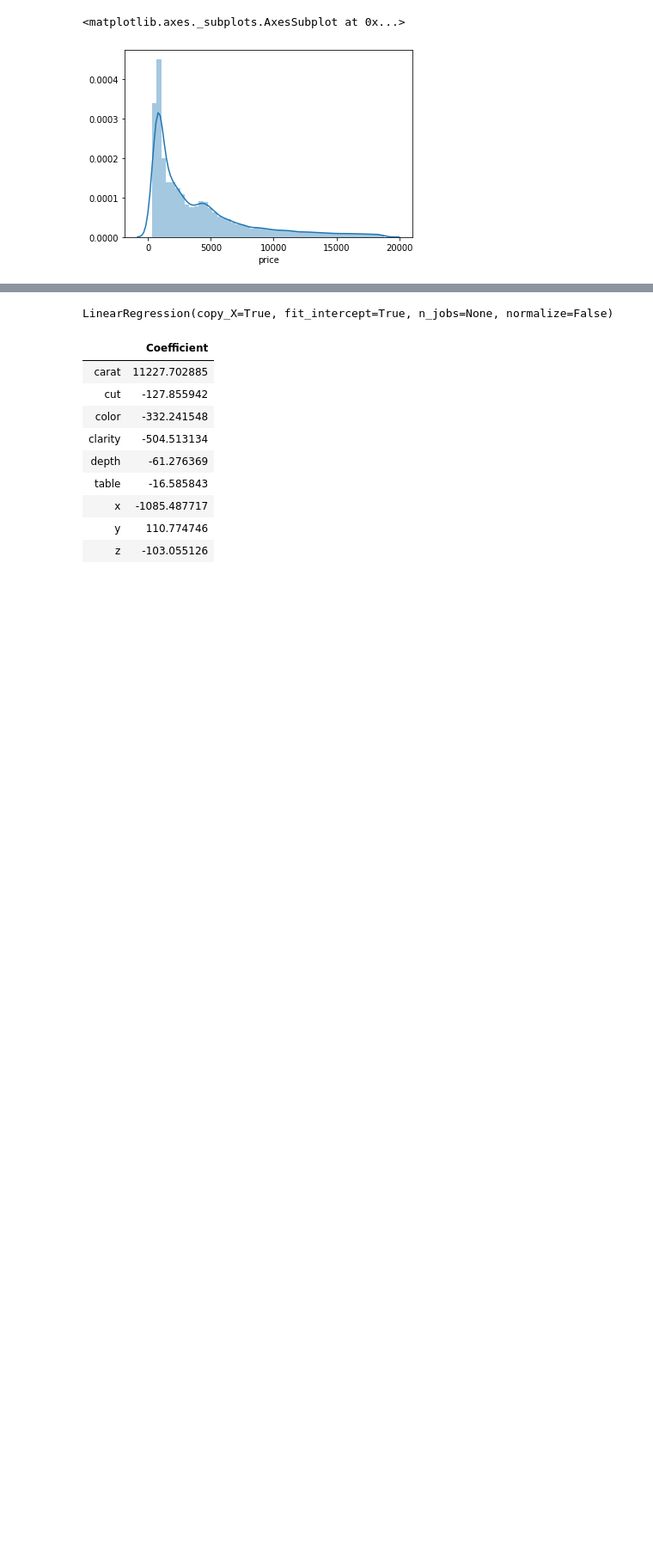
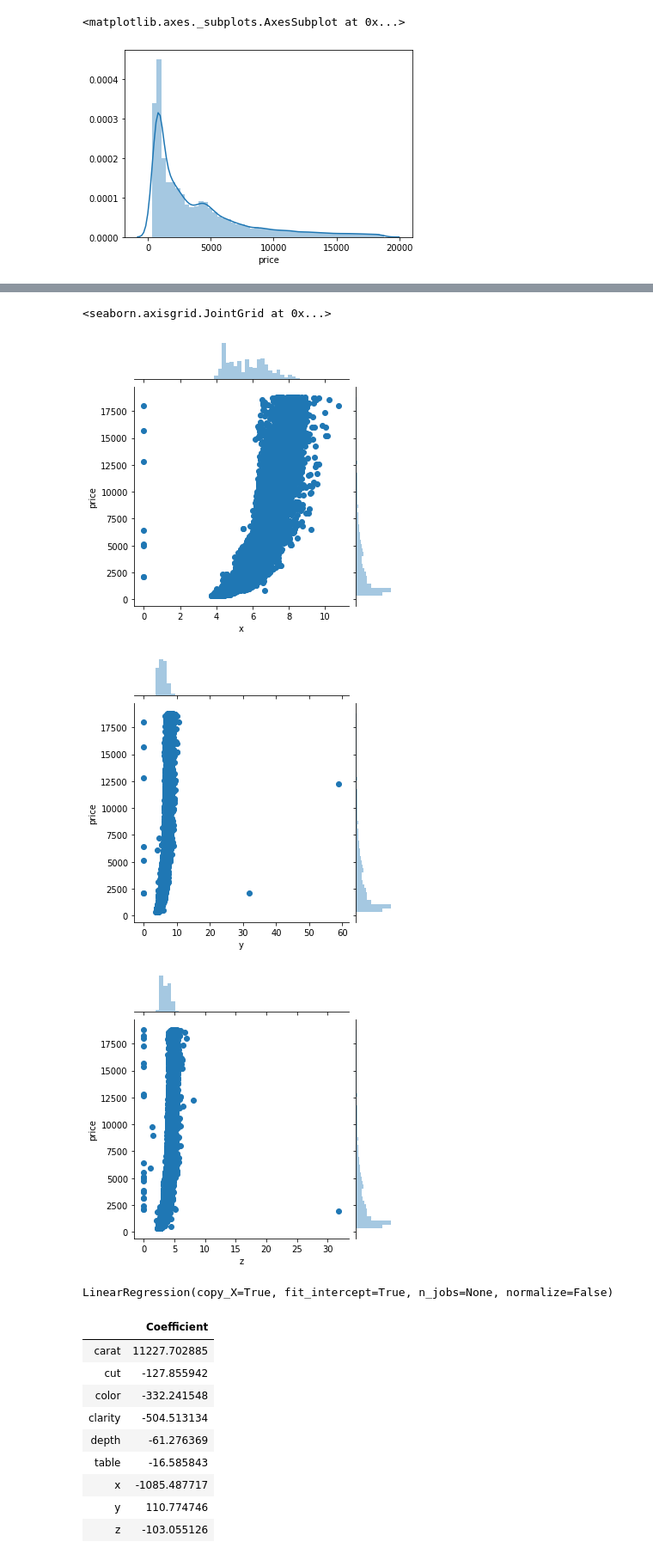
Before and after one commit to AnnaLenaStoe/Diamonds, a Jupyter notebook: diamonds.ipynb, the cells around one changed output, grey strips where cells are left out. Shown at 86% size. Saved outputs shown, nothing was run; the diff lists cells and outputs as text; code cells hidden in the pictures; blank space fills up the shorter version.

```diff
--- a/diamonds.ipynb
+++ b/diamonds.ipynb
@@ -240,3 +266,13 @@ sns.distplot(diamond['table'])
+# %%
+sns.jointplot(x='x' , y='price' , data=diamond , size=5)
+sns.jointplot(x='y' , y='price' , data=diamond , size=5)
+sns.jointplot(x='z' , y='price' , data=diamond , size=5)
+##Grundsätzlich je größer der Diamant, desto teurer
+# %% [output]
+<seaborn.axisgrid.JointGrid at 0x...>
+[figure, added]
+[figure, added]
+[figure, added]
 # %%
 #Zur Verwendung von Trainings und Testdaten für die lineare Regression müssen die Eigenschaften im Verhältnis zum Preis gesetzt werden
 X = diamond[['carat', 'cut', 'color', 'clarity', 'depth', 'table', 'x', 'y', 'z']]
```
Also changed, not shown: parts of 27 cells of this notebook.
